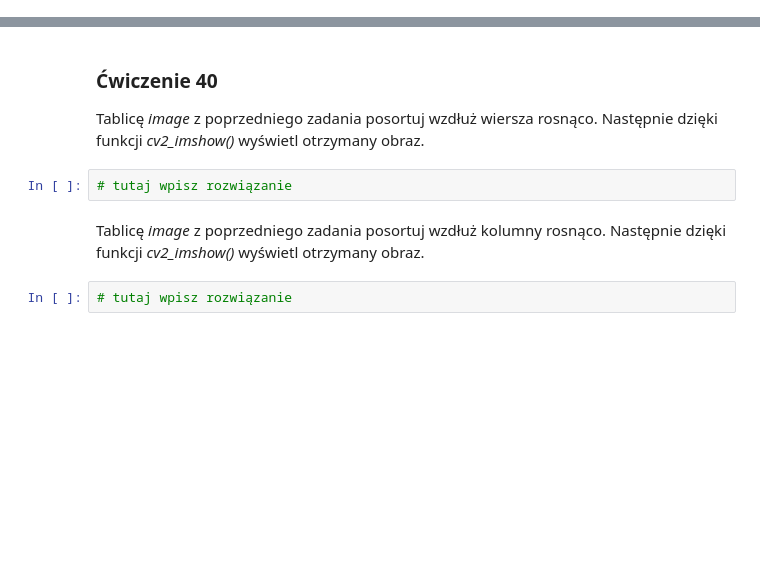
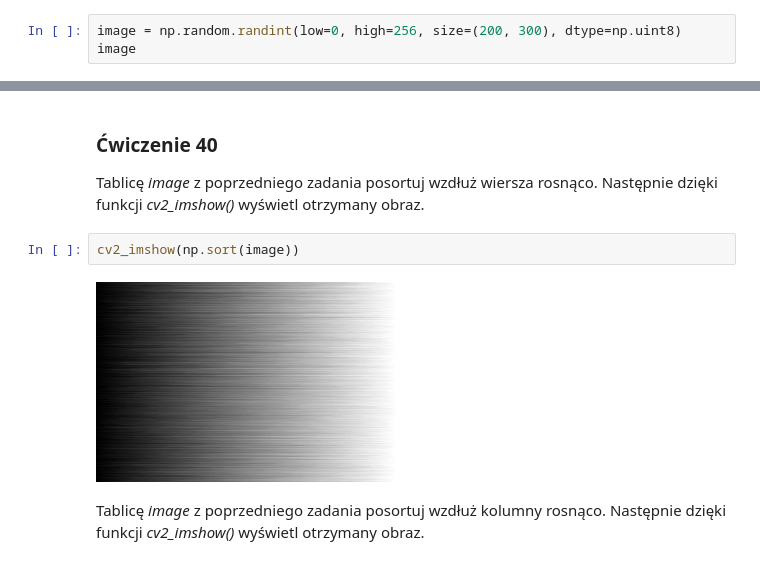
Before and after one commit to pomiankiewiczlukasz/data-analysis-bootcamp, a Jupyter notebook: ŁP_031_040_exercises.ipynb, the cells around one changed output, grey strips where cells are left out. Saved outputs shown, nothing was run; the diff lists cells and outputs as text; blank space fills up the shorter version.

```diff
--- a/ŁP_031_040_exercises.ipynb
+++ b/ŁP_031_040_exercises.ipynb
@@ -169,0 +240,3 @@ Wygeneruj dwuwymiarową tablicę o kształcie _(200, 300)_ wypełnioną wartośc
+# %%
+image = np.random.randint(low=0, high=256, size=(200, 300), dtype=np.uint8)
+image
@@ -176,9 +259,9 @@ cv2_imshow(image)
 # %% [markdown]
 ### <a name='10'></a> Ćwiczenie 40
 Tablicę _image_ z poprzedniego zadania posortuj wzdłuż wiersza rosnąco. Następnie dzięki funkcji _cv2_imshow()_ wyświetl otrzymany obraz.
-# %%
-# tutaj wpisz rozwiązanie
+# %%
+cv2_imshow(np.sort(image))
+# %% [output]
+[figure, added]
 # %% [markdown]
 Tablicę _image_ z poprzedniego zadania posortuj wzdłuż kolumny rosnąco. Następnie dzięki funkcji _cv2_imshow()_ wyświetl otrzymany obraz.
-# %%
-# tutaj wpisz rozwiązanie
```
Also changed, not shown: parts of 22 cells of this notebook.
